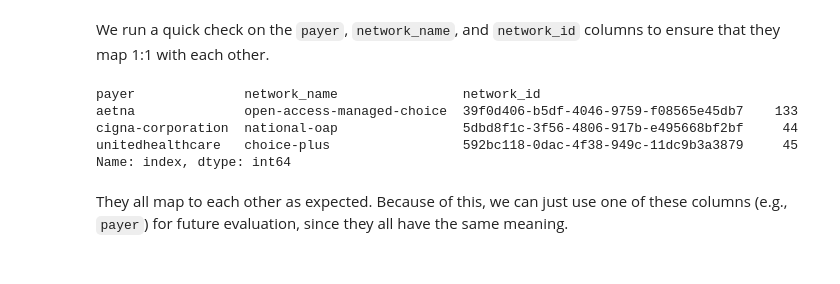
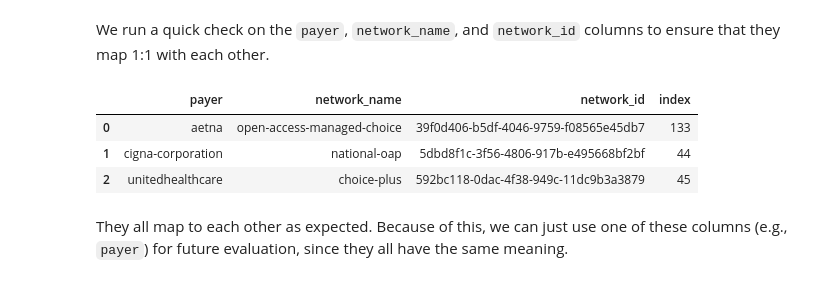
Before and after one commit to adaduvai/serifhealth_takehome_ds_ad, a Jupyter notebook: Serif Health Take-Home Assessment.ipynb, the cells around one changed output. Saved outputs shown, nothing was run; the diff lists cells and outputs as text; code cells hidden in the pictures.

```diff
--- a/Serif Health Take-Home Assessment.ipynb
+++ b/Serif Health Take-Home Assessment.ipynb
@@ -111,15 +113,14 @@ We run a quick check on the `payer`, `network_name`, and `network_id` columns to
 # %%
 payer_data\
 .reset_index()\
-.groupby(['payer', 'network_name', 'network_id'])\
+.groupby(['payer', 'network_name', 'network_id'], as_index = False)\
 ['index']\
 .count()
 # %% [output]
-payer              network_name                network_id
-aetna              open-access-managed-choice  39f0d406-b5df-4046-9759-f08565e45db7    133
-cigna-corporation  national-oap                5dbd8f1c-3f56-4806-917b-e495668bf2bf     44
-unitedhealthcare   choice-plus                 592bc118-0dac-4f38-949c-11dc9b3a3879     45
-Name: index, dtype: int64
+|  | payer | network_name | network_id | index |
+| 0 | aetna | open-access-managed-choice | 39f0d406-b5df-4046-9759-f08565e45db7 | 133 |
+| 1 | cigna-corporation | national-oap | 5dbd8f1c-3f56-4806-917b-e495668bf2bf | 44 |
+| 2 | unitedhealthcare | choice-plus | 592bc118-0dac-4f38-949c-11dc9b3a3879 | 45 |
 # %% [markdown]
 They all map to each other as expected. Because of this, we can just use one of these columns (e.g., `payer`) for future evaluation, since they all have the same meaning.
 # %% [markdown]
```
Also changed, not shown: parts of 27 cells of this notebook.
